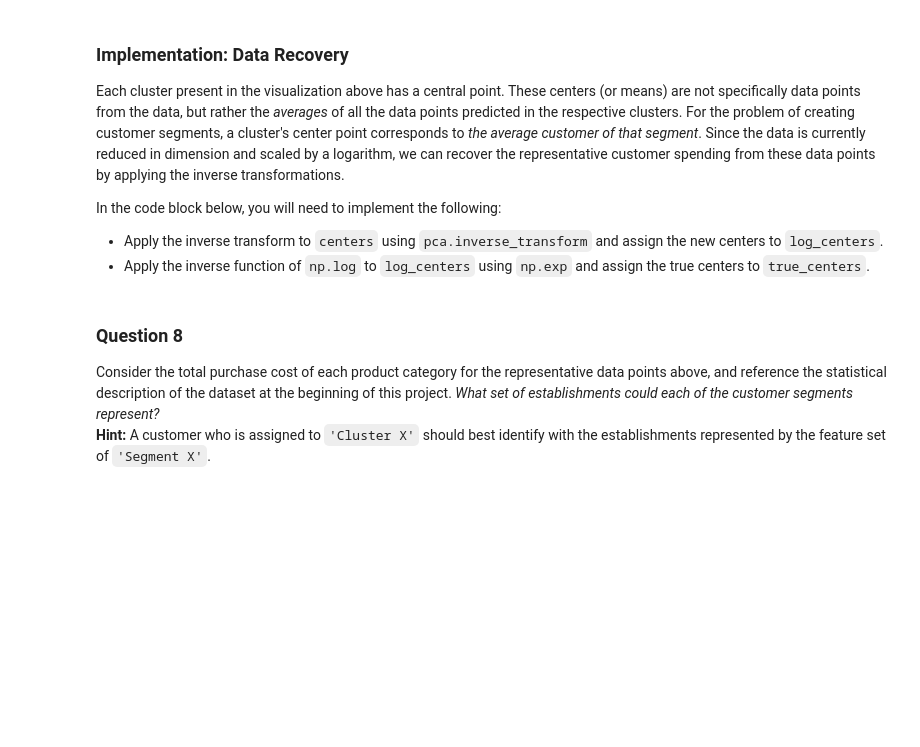
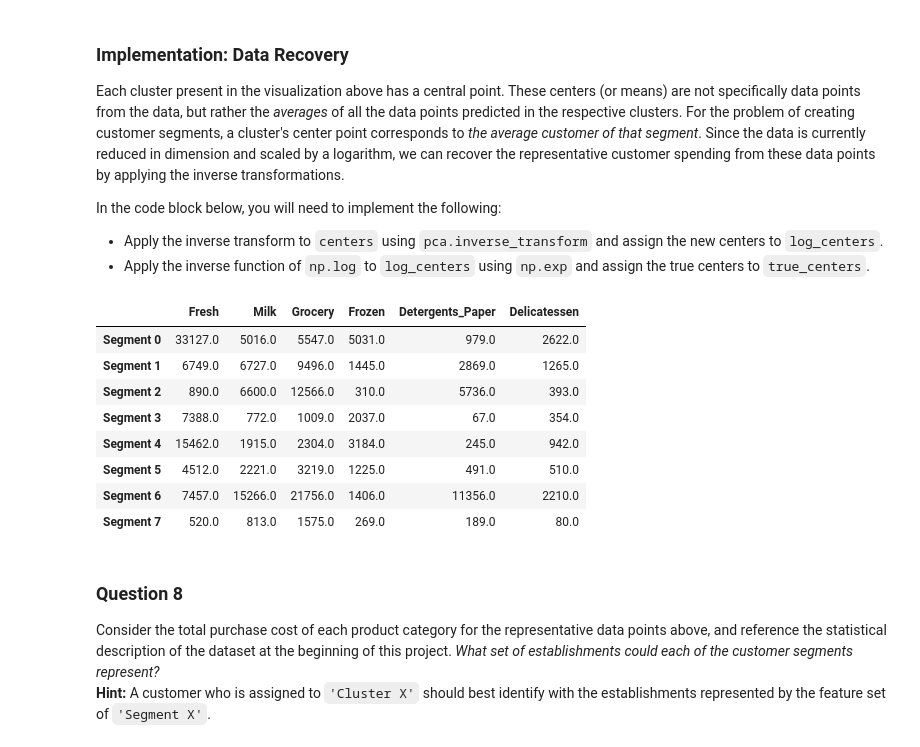
Before and after one commit to cfung/machine-learning, a Jupyter notebook: projects/customer_segments/customer_segments.ipynb, the cells around one changed output. Saved outputs shown, nothing was run; the diff lists cells and outputs as text; code cells hidden in the pictures; blank space fills up the shorter version.

Commit message:
initial submission using k-means clustering

```diff
--- a/projects/customer_segments/customer_segments.ipynb
+++ b/projects/customer_segments/customer_segments.ipynb
@@ -245,13 +343,16 @@ In the code block below, you will need to implement the following:
  - Apply a PCA transformation of the sample log-data `log_samples` using `pca.transform`, and assign the results to `pca_samples`.
 # %%
 # TODO: Apply PCA by fitting the good data with only two dimensions
-pca = None
+pca = PCA(n_components=2)
+pca.fit(good_data)
+#pca = PCA(n_components=6)
+#pca.fit(good_data)
 
 # TODO: Transform the good data using the PCA fit above
-reduced_data = None
+reduced_data = pca.transform(good_data)
 
 # TODO: Transform the sample log-data using the PCA fit above
-pca_samples = None
+pca_samples = pca.transform(log_samples)
 
 # Create a DataFrame for the reduced data
 reduced_data = pd.DataFrame(reduced_data, columns = ['Dimension 1', 'Dimension 2'])
@@ -297,16 +414,30 @@ In the code block below, you will need to implement the following:
    - Assign the silhouette score to `score` and print the result.
 # %%
 # TODO: Apply your clustering algorithm of choice to the reduced data
-clusterer = None
+from sklearn.cluster import KMeans
+from sklearn.metrics import silhouette_score
+scores = []
 
-# TODO: Predict the cluster for each data point
-preds = None
+number_of_clusters_list = [2, 3, 4, 5, 6, 7, 8]
 
-# TODO: Find the cluster centers
-centers = None
+for n_clusters in number_of_clusters_list:
 
-# TODO: Predict the cluster for each transformed sample data point
-sample_preds = None
+    clusterer = KMeans(n_clusters=n_clusters, random_state=0).fit(reduced_data)
 
-# TODO: Calculate the mean silhouette coefficient for the number of clusters chosen
-score = None
+    # TODO: Predict the cluster for each data point
+    preds = clusterer.predict(reduced_data)
+
+    #print ("labels...", clusterer.labels_)
+
+    # TODO: Find the cluster centers
+    centers = clusterer.cluster_centers_
+
+    # TODO: Predict the cluster for each transformed sample data point
+    sample_preds = clusterer.predict(pca_samples)
+
+    # TODO: Calculate the mean silhouette coefficient for the number of clusters chosen
+
+    scores.append(silhouette_score(reduced_data, preds))
+    # silhouette_score(X, labels, metric='euclidean', sample_size=None, random_state=None, **kwds)
+
+print scores
@@ -330,16 +472,26 @@ In the code block below, you will need to implement the following:
  - Apply the inverse function of `np.log` to `log_centers` using `np.exp` and assign the true centers to `true_centers`.
 # %%
 # TODO: Inverse transform the centers
-log_centers = None
+log_centers = pca.inverse_transform(centers)
 
 # TODO: Exponentiate the centers
-true_centers = None
+true_centers = np.exp(log_centers)
 
 # Display the true centers
 segments = ['Segment {}'.format(i) for i in range(0,len(centers))]
 true_centers = pd.DataFrame(np.round(true_centers), columns = data.keys())
 true_centers.index = segments
 display(true_centers)
+# %% [output]
+|  | Fresh | Milk | Grocery | Frozen | Detergents_Paper | Delicatessen |
+| Segment 0 | 33127.0 | 5016.0 | 5547.0 | 5031.0 | 979.0 | 2622.0 |
+| Segment 1 | 6749.0 | 6727.0 | 9496.0 | 1445.0 | 2869.0 | 1265.0 |
+| Segment 2 | 890.0 | 6600.0 | 12566.0 | 310.0 | 5736.0 | 393.0 |
+| Segment 3 | 7388.0 | 772.0 | 1009.0 | 2037.0 | 67.0 | 354.0 |
+| Segment 4 | 15462.0 | 1915.0 | 2304.0 | 3184.0 | 245.0 | 942.0 |
+| Segment 5 | 4512.0 | 2221.0 | 3219.0 | 1225.0 | 491.0 | 510.0 |
+| Segment 6 | 7457.0 | 15266.0 | 21756.0 | 1406.0 | 11356.0 | 2210.0 |
+| Segment 7 | 520.0 | 813.0 | 1575.0 | 269.0 | 189.0 | 80.0 |
 # %% [markdown]
 ### Question 8
 Consider the total purchase cost of each product category for the representative data points above, and reference the statistical description of the dataset at the beginning of this project. *What set of establishments could each of the customer segments represent?*
```
Also changed, not shown: parts of 36 cells of this notebook, 1 other file.
